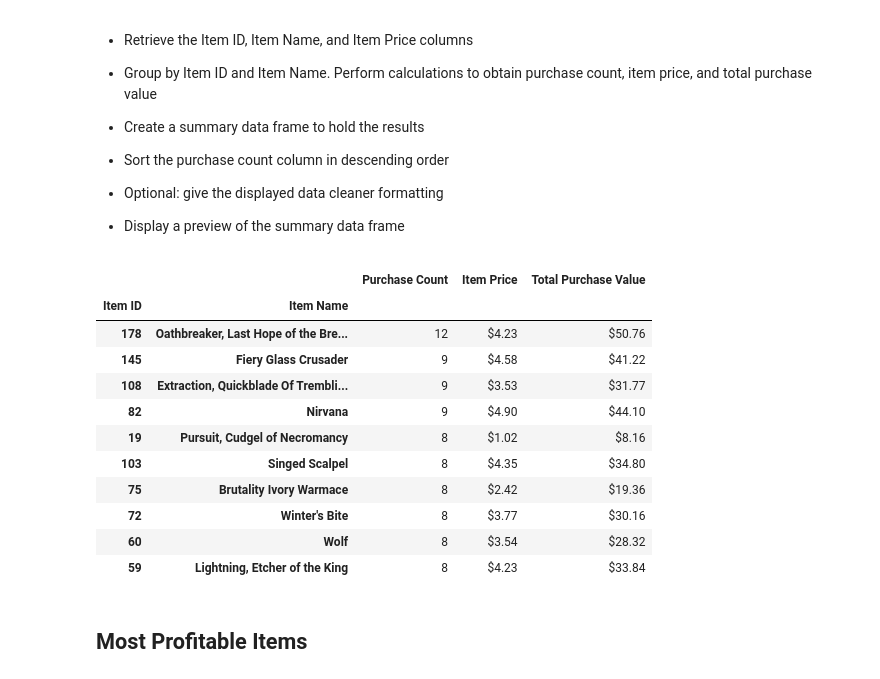
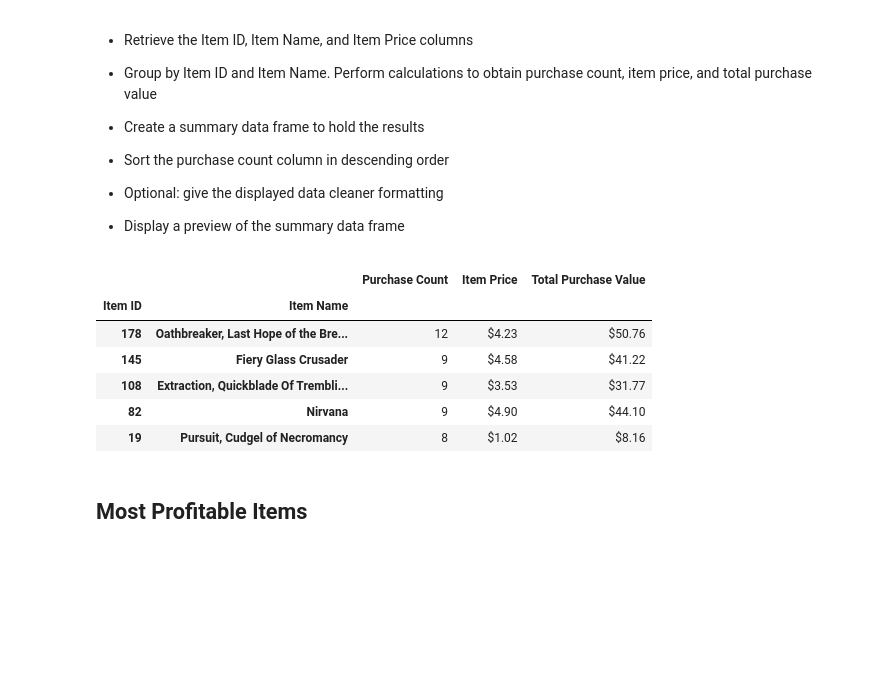
Before and after one commit to mrcjbf/pandas-homework, a Jupyter notebook: HeroesOfPymoli/heros_copy.ipynb, the cells around one changed output. Saved outputs shown, nothing was run; the diff lists cells and outputs as text; code cells hidden in the pictures; blank space fills up the shorter version.

```diff
--- a/HeroesOfPymoli/heros_copy.ipynb
+++ b/HeroesOfPymoli/heros_copy.ipynb
@@ -356,36 +356,31 @@ df_top_spenders.head()
 # %%
 #get group aggregates
 df_item_group = purchase_data.groupby(["Item ID","Item Name"]).agg(
     {'Price':['count','mean','sum']})
 
 #drop top level index
 df_item_group.columns = df_item_group.columns.droplevel(0)
 
 #rename columns
 df_item_group.columns=["Purchase Count","Item Price","Total Purchase Value"]
 
 #sort by total purchase
 df_item_group1 = df_item_group.sort_values("Purchase Count",ascending =False)
 
 #format values
 df_item_group1["Item Price"] = df_item_group1["Item Price"].map("${:.2f}".format)
 df_item_group1["Total Purchase Value"] = df_item_group1["Total Purchase Value"].map("${:.2f}".format)
 
 #print
-df_item_group1.head(10)
+df_item_group1.head()
 # %% [output]
 |  |  | Purchase Count | Item Price | Total Purchase Value |
 | Item ID | Item Name |  |  |  |
 | 178 | Oathbreaker, Last Hope of the Bre... | 12 | $4.23 | $50.76 |
 | 145 | Fiery Glass Crusader | 9 | $4.58 | $41.22 |
 | 108 | Extraction, Quickblade Of Trembli... | 9 | $3.53 | $31.77 |
 | 82 | Nirvana | 9 | $4.90 | $44.10 |
 | 19 | Pursuit, Cudgel of Necromancy | 8 | $1.02 | $8.16 |
-| 103 | Singed Scalpel | 8 | $4.35 | $34.80 |
-| 75 | Brutality Ivory Warmace | 8 | $2.42 | $19.36 |
-| 72 | Winter's Bite | 8 | $3.77 | $30.16 |
-| 60 | Wolf | 8 | $3.54 | $28.32 |
-| 59 | Lightning, Etcher of the King | 8 | $4.23 | $33.84 |
 # %% [markdown]
 ## Most Profitable Items
 # %% [markdown]
```
Also changed, not shown: parts of 3 cells of this notebook.
